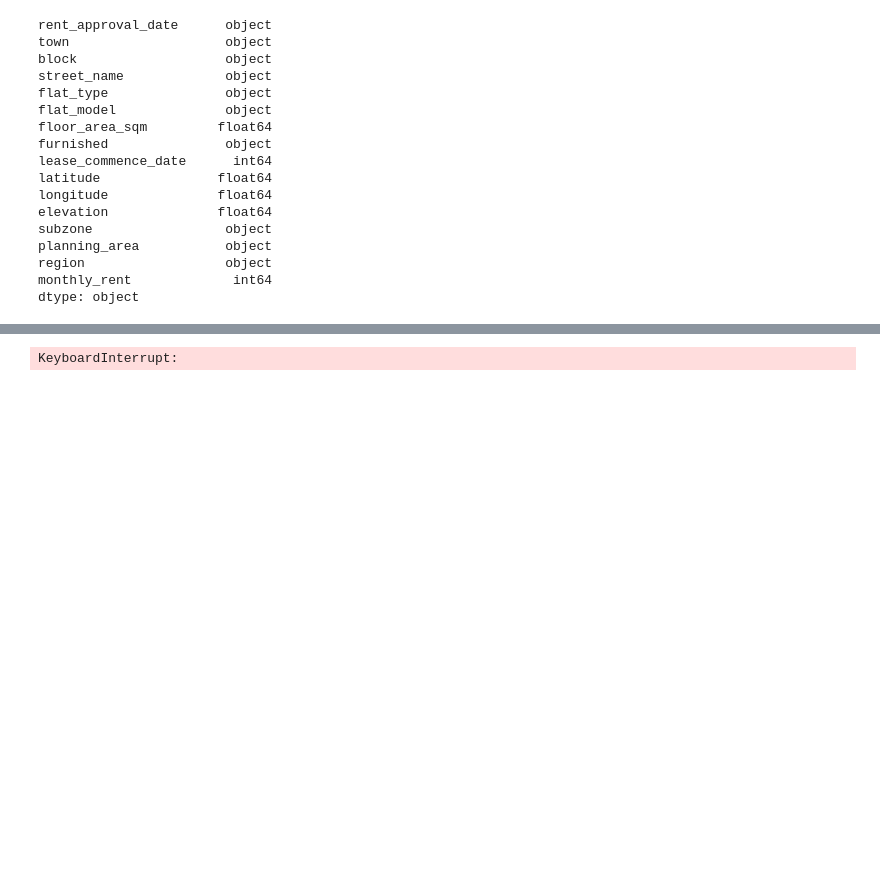
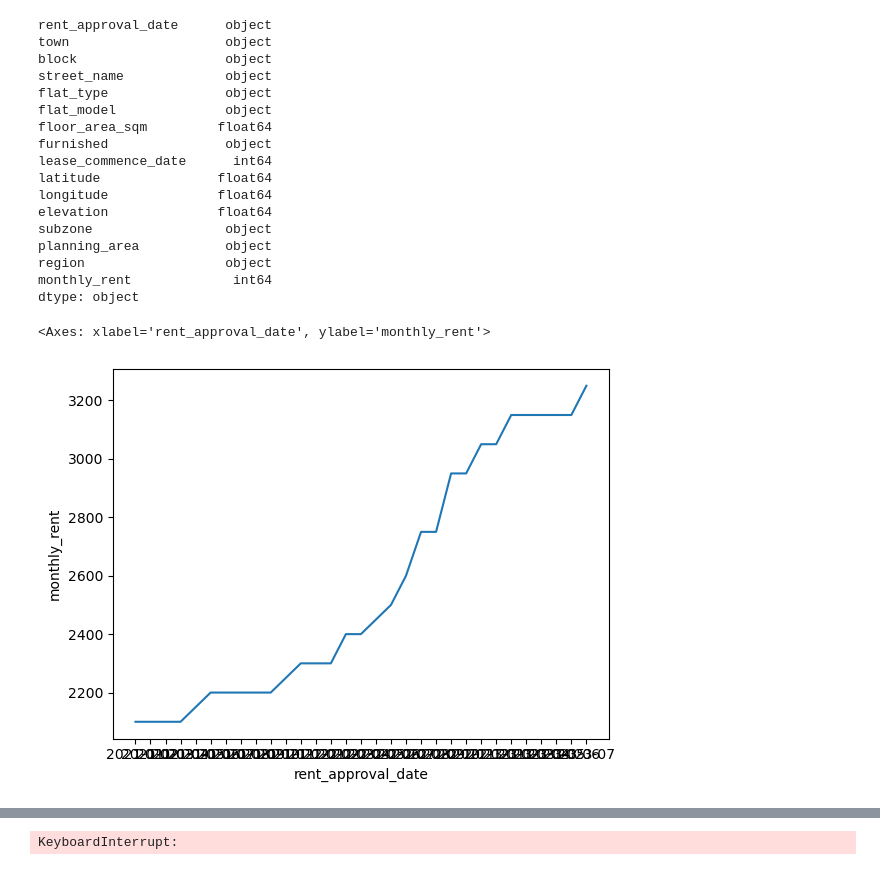
Before and after one commit to Concyclics/NUS-CS5228-project, a Jupyter notebook: plots/plot_distribution.ipynb, the cells around one changed output, grey strips where cells are left out. Saved outputs shown, nothing was run; the diff lists cells and outputs as text; code cells hidden in the pictures; blank space fills up the shorter version.

```diff
--- a/plots/plot_distribution.ipynb
+++ b/plots/plot_distribution.ipynb
@@ -5,7 +5,7 @@ import matplotlib.pyplot as plt
 import seaborn as sns
 import plotly.express as px
 # %%
-path_prefix = './cs5228-2310-final-project/'
+path_prefix = '../cs5228-2310-final-project/'
 df_train = pd.read_csv(path_prefix + 'train.csv')
 df_test = pd.read_csv(path_prefix + 'test.csv')
 # %%
@@ -60,6 +60,14 @@ planning_area           object
 region                  object
 monthly_rent             int64
 dtype: object
+# %%
+#price by date
+#get mean price by date
+ds = df_train.groupby('rent_approval_date')['monthly_rent'].var().reset_index()
+sns.lineplot(x='rent_approval_date', y='monthly_rent', data=ds)
+# %% [output]
+<Axes: xlabel='rent_approval_date', ylabel='monthly_rent'>
+[figure, added]
 # %%
 df_train.describe()
 df_train['rent_approval_date'] = pd.to_datetime(df_train['rent_approval_date'])
```
Also changed, not shown: 2 other files.
